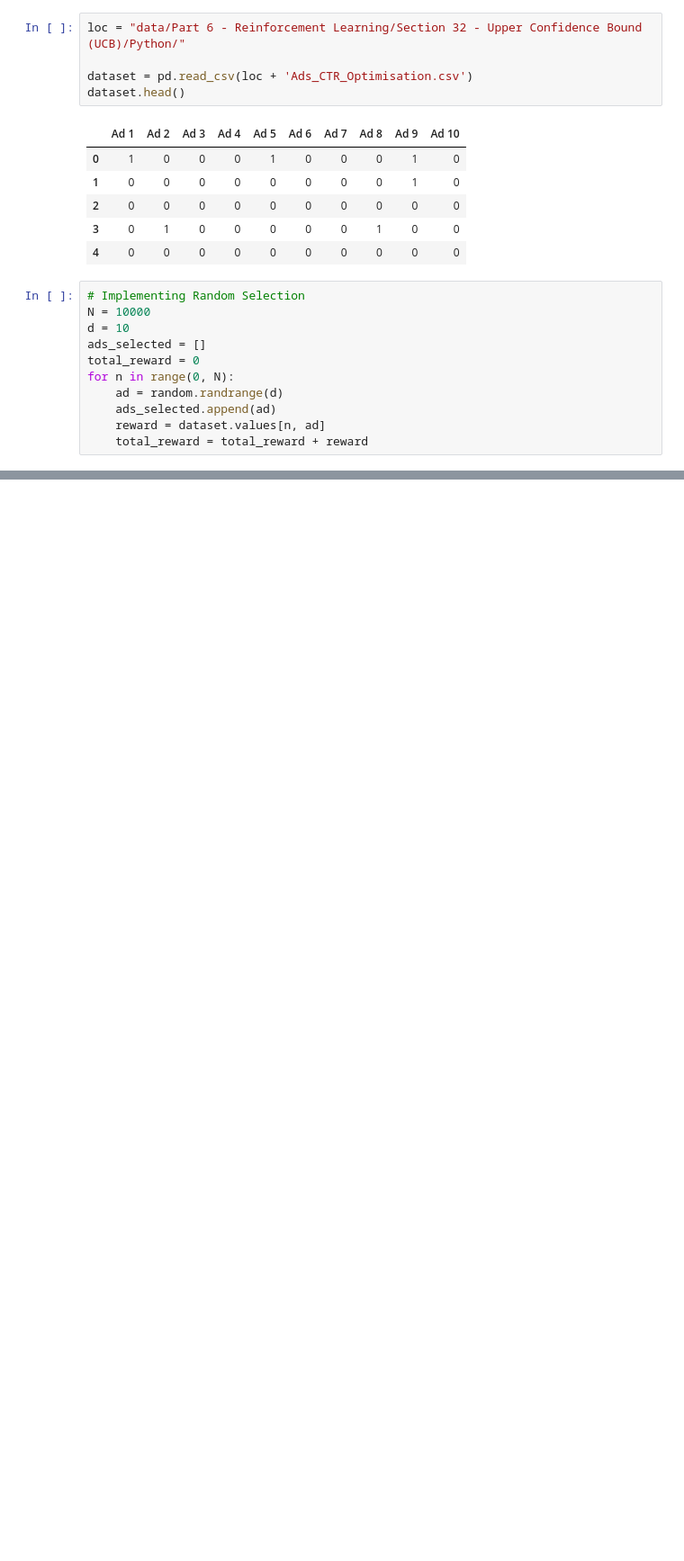
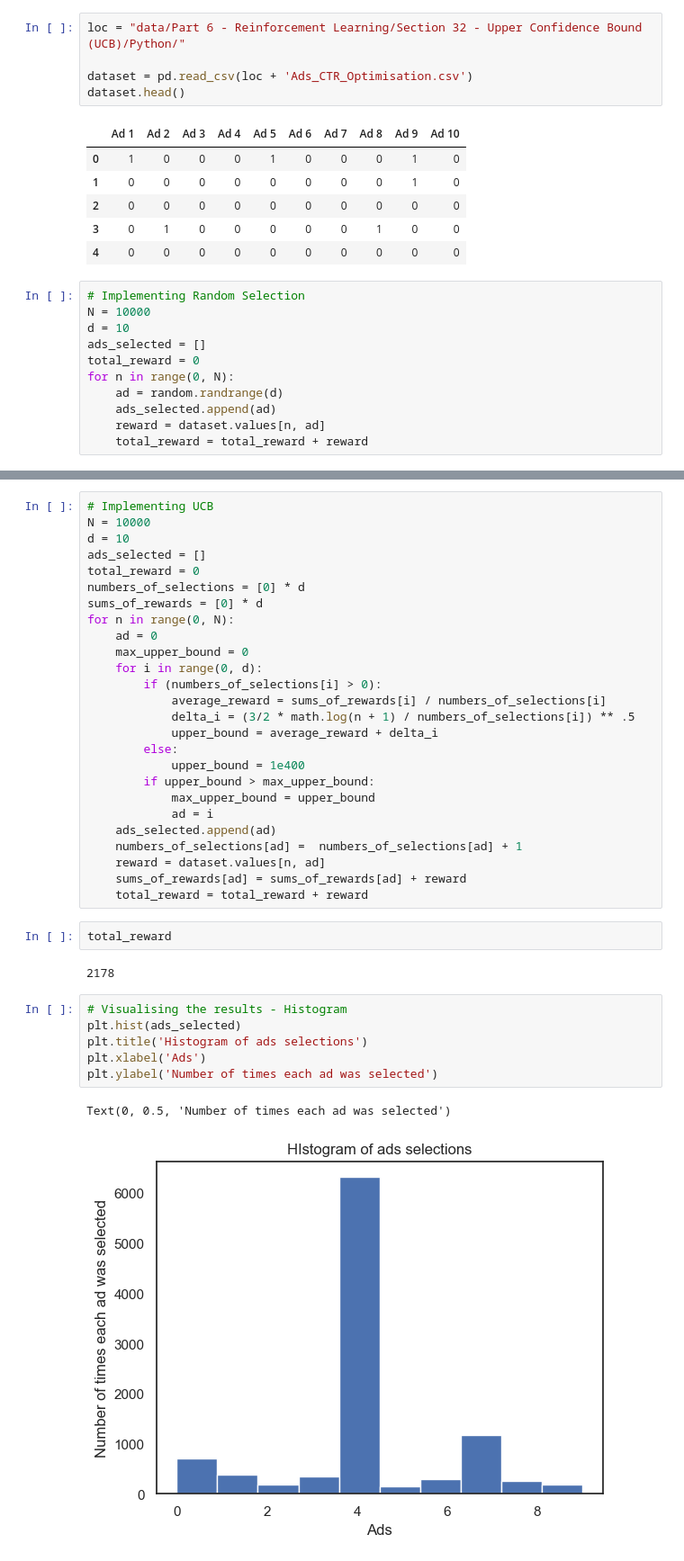
Before and after one commit to adwiza/superdatascience, a Jupyter notebook: 19. Reinforcement learning UCB.ipynb, the cells around one changed output, grey strips where cells are left out. Shown at 90% size. Saved outputs shown, nothing was run; the diff lists cells and outputs as text; blank space fills up the shorter version.

```diff
--- a/19. Reinforcement learning UCB.ipynb
+++ b/19. Reinforcement learning UCB.ipynb
@@ -49,0 +51,39 @@ Text(0, 0.5, 'Number of times each ad was selected')
+# %%
+# Implementing UCB
+N = 10000
+d = 10
+ads_selected = []
+total_reward = 0
+numbers_of_selections = [0] * d
+sums_of_rewards = [0] * d
+for n in range(0, N):
+    ad = 0
+    max_upper_bound = 0
+    for i in range(0, d):
+        if (numbers_of_selections[i] > 0):
+            average_reward = sums_of_rewards[i] / numbers_of_selections[i]
+            delta_i = (3/2 * math.log(n + 1) / numbers_of_selections[i]) ** .5
+            upper_bound = average_reward + delta_i
+        else:
+            upper_bound = 1e400
+        if upper_bound > max_upper_bound:
+            max_upper_bound = upper_bound
+            ad = i
+    ads_selected.append(ad)
+    numbers_of_selections[ad] =  numbers_of_selections[ad] + 1
+    reward = dataset.values[n, ad]
+    sums_of_rewards[ad] = sums_of_rewards[ad] + reward
+    total_reward = total_reward + reward
+# %%
+total_reward
+# %% [output]
+2178
+# %%
+# Visualising the results - Histogram
+plt.hist(ads_selected)
+plt.title('Histogram of ads selections')
+plt.xlabel('Ads')
+plt.ylabel('Number of times each ad was selected')
+# %% [output]
+Text(0, 0.5, 'Number of times each ad was selected')
+[figure, added]
```
Also changed, not shown: parts of 2 cells of this notebook.
